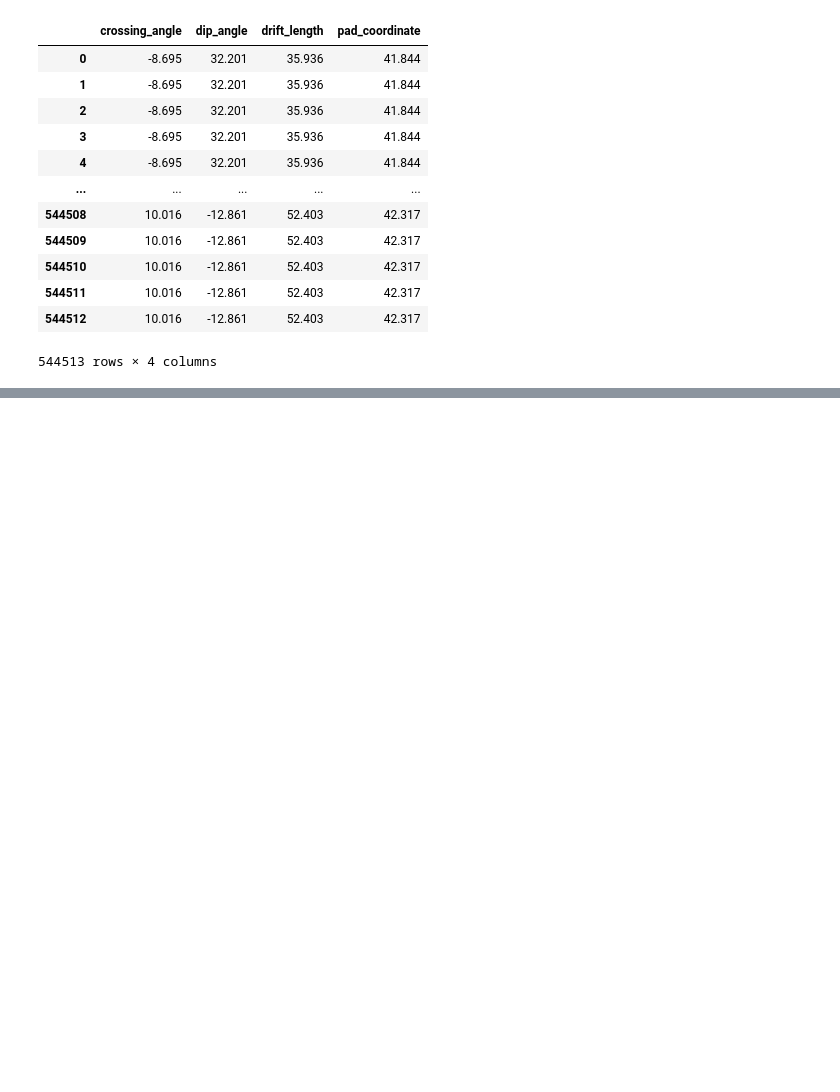
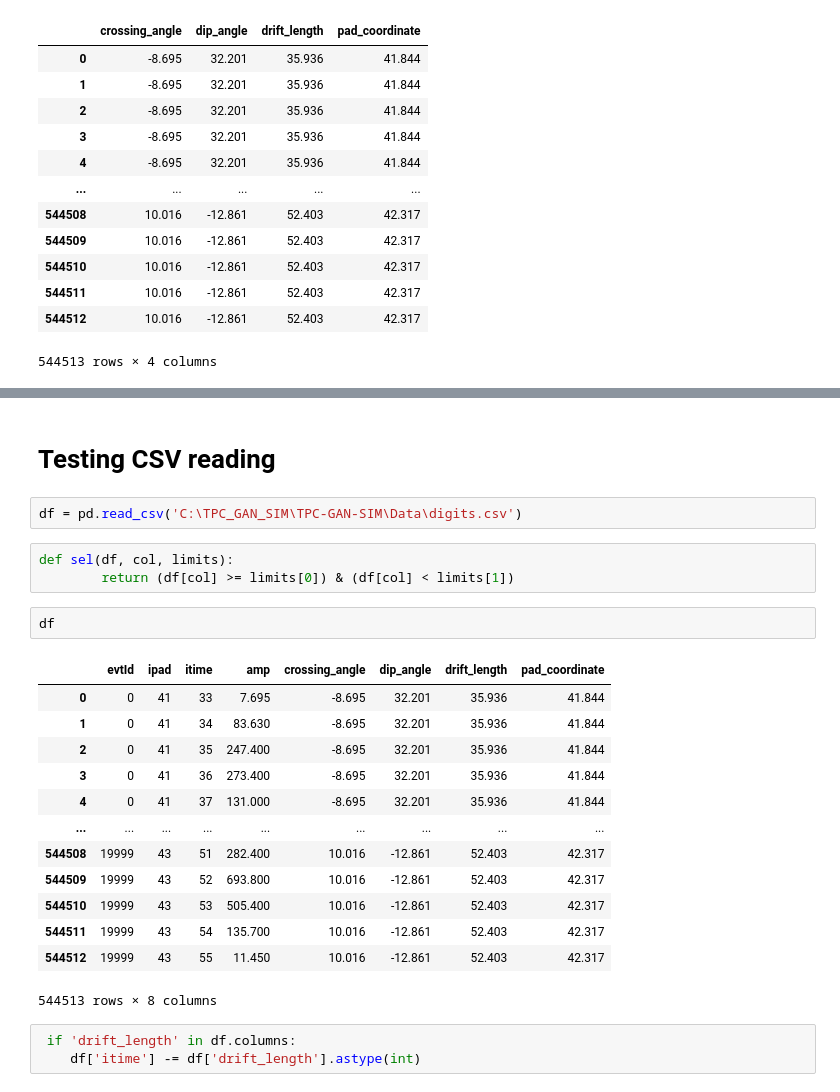
Before and after one commit to FaresGh1997/TPC-GAN-SIM, a Jupyter notebook: Notebooks/test.ipynb, the cells around one changed output, grey strips where cells are left out. Drawn from its saved outputs; the diff is of its cells as text; blank space fills up the shorter version.

```diff
--- a/Notebooks/test.ipynb
+++ b/Notebooks/test.ipynb
@@ -303,0 +417,26 @@ ________________________________________________________________________________
+# %% [markdown]
+# Testing CSV reading
+# %%
+df = pd.read_csv('C:\TPC_GAN_SIM\TPC-GAN-SIM\Data\digits.csv')
+# %%
+def sel(df, col, limits):
+        return (df[col] >= limits[0]) & (df[col] < limits[1])
+# %%
+df
+# %% [output]
+|  | evtId | ipad | itime | amp | crossing_angle | dip_angle | drift_length | pad_coordinate |
+| 0 | 0 | 41 | 33 | 7.695 | -8.695 | 32.201 | 35.936 | 41.844 |
+| 1 | 0 | 41 | 34 | 83.630 | -8.695 | 32.201 | 35.936 | 41.844 |
+| 2 | 0 | 41 | 35 | 247.400 | -8.695 | 32.201 | 35.936 | 41.844 |
+| 3 | 0 | 41 | 36 | 273.400 | -8.695 | 32.201 | 35.936 | 41.844 |
+| 4 | 0 | 41 | 37 | 131.000 | -8.695 | 32.201 | 35.936 | 41.844 |
+| ... | ... | ... | ... | ... | ... | ... | ... | ... |
+| 544508 | 19999 | 43 | 51 | 282.400 | 10.016 | -12.861 | 52.403 | 42.317 |
+| 544509 | 19999 | 43 | 52 | 693.800 | 10.016 | -12.861 | 52.403 | 42.317 |
+| 544510 | 19999 | 43 | 53 | 505.400 | 10.016 | -12.861 | 52.403 | 42.317 |
+| 544511 | 19999 | 43 | 54 | 135.700 | 10.016 | -12.861 | 52.403 | 42.317 |
+| 544512 | 19999 | 43 | 55 | 11.450 | 10.016 | -12.861 | 52.403 | 42.317 |
+544513 rows × 8 columns
+# %%
+ if 'drift_length' in df.columns:
+    df['itime'] -= df['drift_length'].astype(int)
```
Also changed, not shown: parts of 37 cells of this notebook, 1 other file.
